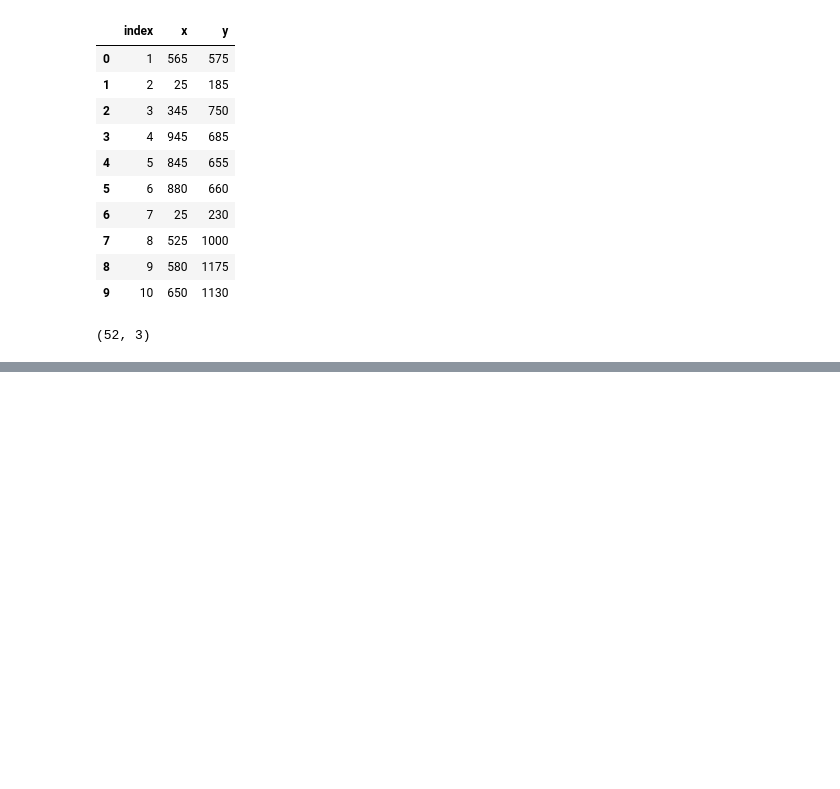
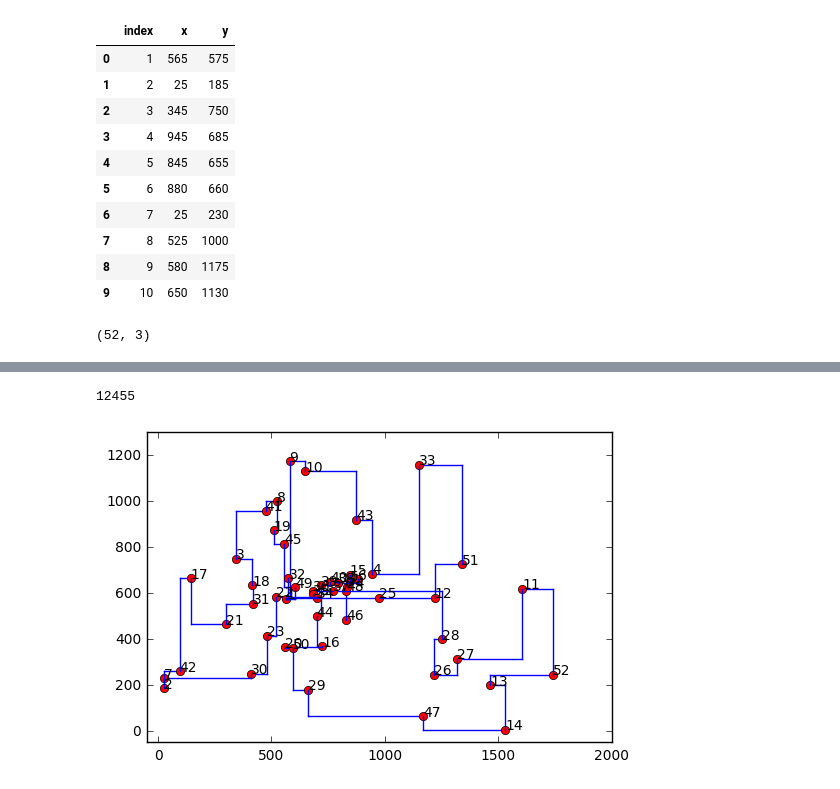
Before and after one commit to AirVan21/Machine-Learning, a Jupyter notebook: Python/projects/LocalSearch/src/Annealing_GA.ipynb, the cells around one changed output, grey strips where cells are left out. Cells and saved outputs as stored; diff of their text form; code cells hidden in the pictures; blank space fills up the shorter version.

```diff
--- a/Python/projects/LocalSearch/src/Annealing_GA.ipynb
+++ b/Python/projects/LocalSearch/src/Annealing_GA.ipynb
@@ -134,0 +170,24 @@ Distance: 50890
+# %%
+def get_mutations(path_array):
+    result = []
+    for i in range(0, len(path_array) - 1):
+        for j in range(i, len(path_array) - 1):
+            result.append(mutate(path_array[i], path_array[j]))
+    return list(result)
+# %%
+def get_permutations(path_array):
+    result = []
+    for i in path_array:
+        result.append(get_permutation(i))
+    return result
+# %%
+start_500 = generate(500)
+prev = get_top(start_500, 100)
+# %%
+for i in range(75):
+    mutations = list(get_mutations(prev))
+    perms = get_permutations(prev)
+    all_items = list(prev + mutations + perms)
+    prev = list(get_top(all_items, 100))
+
+    print(i,":",get_distance(prev[0]))
@@ -134,0 +212,8 @@ Distance: 50890
+# %%
+print(get_distance(prev[0]))
+# %% [output]
+12455
+# %%
+plot_path(prev[0])
+# %% [output]
+[figure, added]
```
Also changed, not shown: parts of 17 cells of this notebook.
